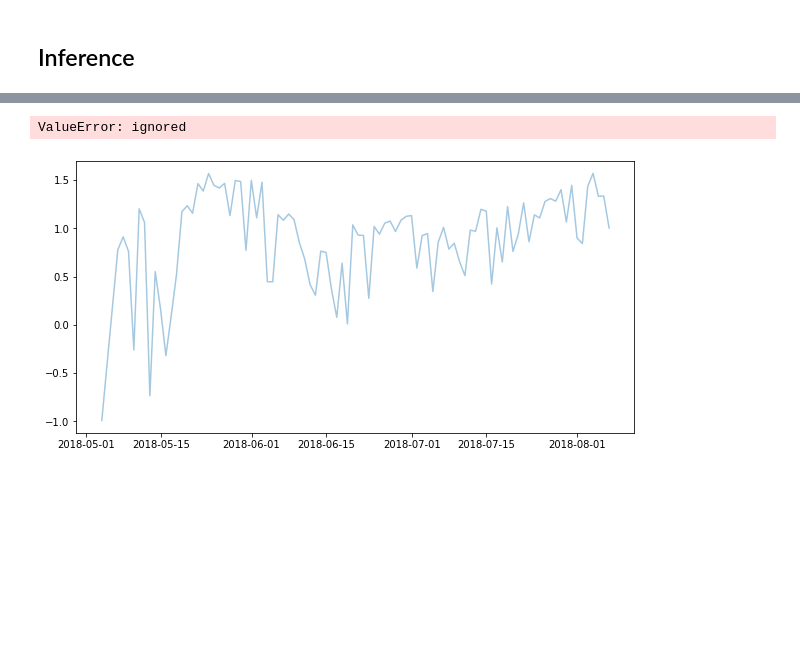
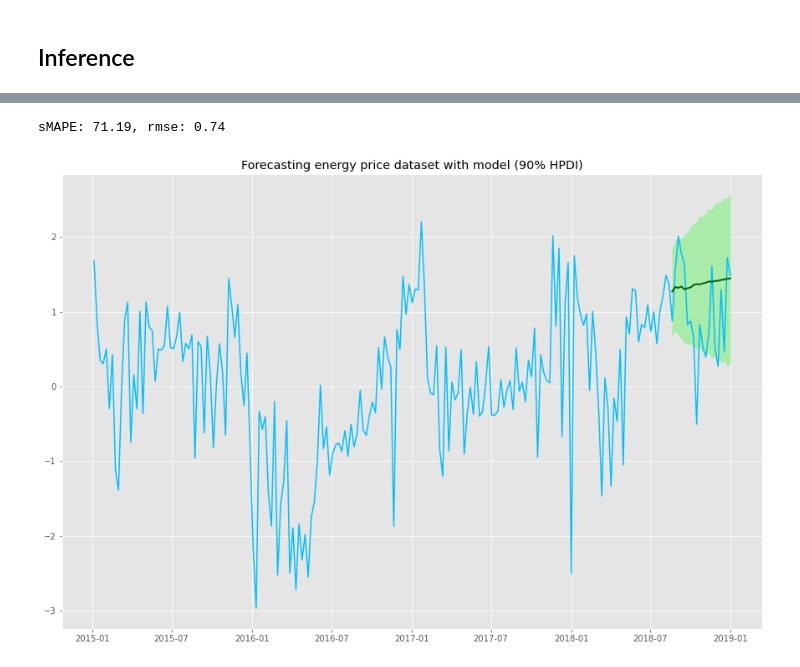
Before and after one commit to wdmdev/42186-MBML-Project, a Jupyter notebook: notebook_william2.ipynb, the cells around one changed output, grey strips where cells are left out. Drawn from its saved outputs; the diff is of its cells as text; code cells hidden in the pictures; blank space fills up the shorter version.

Commit message:
LDS model

```diff
--- a/notebook_william2.ipynb
+++ b/notebook_william2.ipynb
@@ -112,7 +118,7 @@ df["time_str"] = pd.to_datetime(df["time_str"], infer_datetime_format=True)#'%Y-
 df = df.groupby("time_str").mean()
 df = df.reset_index().set_index('time_str')
 df.index.name = None
-df = df.asfreq("D") # aggregate data, can be commented out to use all data
+df = df.asfreq("W") # aggregate data, can be commented out to use all data
 dfW = get_weather_data(df)
 dfE = get_energy_data(df)
 
@@ -227,7 +221,7 @@ def model2(T, T_forecast, obs=None):
 ## Inference
 # %%
 start = time.time()
-sampler = numpyro.infer.NUTS(model)
+sampler = numpyro.infer.NUTS(LDS_model)
 mcmc = numpyro.infer.MCMC(
     sampler,
     num_warmup=1000,
@@ -236,8 +230,8 @@ mcmc = numpyro.infer.MCMC(
     progress_bar=False if "NUMPYRO_SPHINXBUILD" in os.environ else True,
 )
 
-y_train = y[:T1]
-mcmc.run(jax.random.PRNGKey(0), y=jnp.array(y_train), T=T2-T1)
+y_train = jnp.array(y[:T1])
+mcmc.run(jax.random.PRNGKey(0), y=y_train, h_dim=10)
 mcmc.print_summary()
 print("\nMCMC elapsed time:", time.time() - start)
 
@@ -267,37 +243,24 @@ plt.show()
-# %%
-# pred = torch.tensor(hmc_samples["y_pred"].tolist()).squeeze().T
-hmc_samples = {k: v for k, v in posterior_samples.items()}
-q = hmc_samples["y_pred"]
-q_mean = q.mean(axis=0).reshape(-1,)
-q_std = q.std(axis=0).reshape(-1,)
-y_pred_025 = q_mean - 1.96*q_std
-y_pred_975 = q_mean + 1.96*q_std
-y_pred_mean = q_mean
-
-fig, ax = plt.subplots(1, 1, figsize=(10, 5))
-
-T_START = T1 - 96
-T_END = T1 + 48
-ax.plot(dates[T_START:T1], y[T_START:T1], label="observed", alpha= .4)
-# pred_p10, pred_p50, pred_p90 = quantile(pred, (0.25, 0.5, 0.75)).squeeze(-1)
-
-# ax.plot(dates[T_START:T1], pred_p50[T_START:T1], label="train prediction", alpha = .4)
-# ax.plot(dates[T_START:T1], y_pred_mean[T_START:T1], label="train prediction", alpha = .4)
-
-ax.fill_between(dates[T1:T_END], y_pred_025[T1:T_END], y_pred_975[T1:T_END], alpha = .2)
-ax.plot(dates[T1:T_END], y[T1:T_END], label="observed", alpha= .4)
-ax.plot(dates[T1:T_END], y_pred_mean[T1:T_END], label="test prediction", alpha = .4)
-ax.legend()
-
-plt.setp(ax.get_xticklabels(), rotation = 45)
-
-plt.show()
-
-resid = obs - pred
-print("Mean price: ", obs.mean())
-print("Mean abs residual: ", resid.abs().mean())
-print("Mean abs train residual: ", resid[:, :T1].abs().mean())
-print("Mean abs test residual: ", resid[:, T1:].abs().mean())
-# %% [output]
-ValueError: ignored
-[figure, removed]
+# %%
+predictive = Predictive(model, posterior_samples, return_sites=["y_pred"])
+forecast_marginal = predictive(random.PRNGKey(1), y_train, order=10, T_forecast=T2-T1)[
+    "y_pred"
+]
+# %%
+y_test = jnp.array(y[T1:])
+y_pred = jnp.mean(forecast_marginal, axis=0)
+sMAPE = jnp.mean(jnp.abs(y_pred - y_test) / (y_pred + y_test)) * 200
+msqrt = jnp.sqrt(jnp.mean((y_pred - y_test) ** 2))
+print("sMAPE: {:.2f}, rmse: {:.2f}".format(sMAPE, msqrt))
+# %% [output]
+sMAPE: 71.19, rmse: 0.74
+# %%
+plt.figure(figsize=(15, 10))
+plt.plot(dates, y.numpy().flatten(), 'deepskyblue')
+t_future = dates[T1:]
+hpd_low, hpd_high = hpdi(forecast_marginal)
+plt.plot(t_future, y_pred, lw=2, color='darkgreen')
+plt.fill_between(t_future, hpd_low.flatten(), hpd_high.flatten(), alpha=0.7, color='lightgreen')
+plt.title("Forecasting energy price dataset with model (90% HPDI)")
+plt.show()
+# %% [output]
+[figure, added]
```
Also changed, not shown: parts of 12 cells of this notebook.
